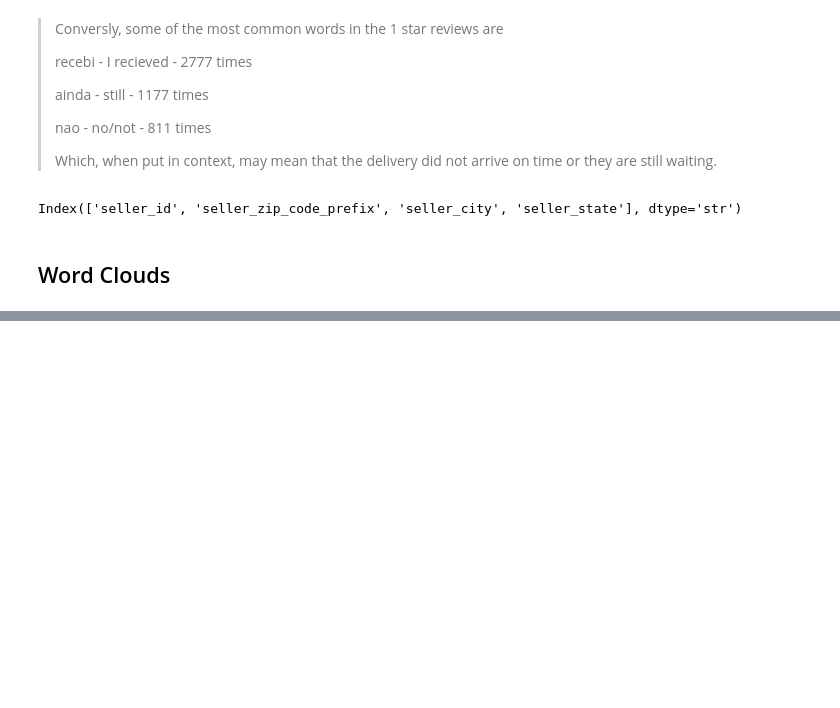
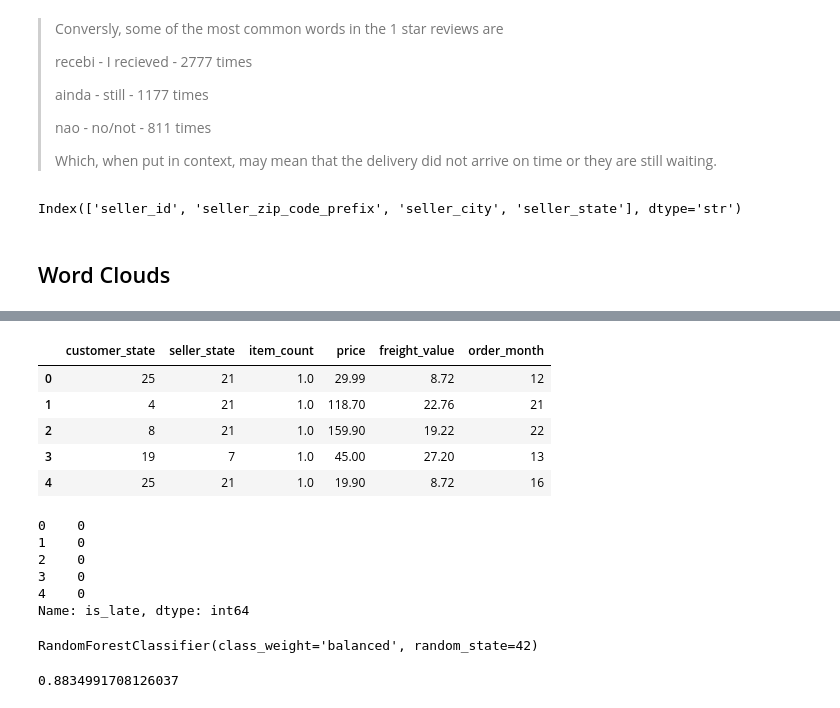
Before and after one commit to danielphilip12/E-Commerce-Analysis, a Jupyter notebook: notebooks/olist_analysis.ipynb, the cells around one changed output, grey strips where cells are left out. Saved outputs shown, nothing was run; the diff lists cells and outputs as text; code cells hidden in the pictures; blank space fills up the shorter version.

```diff
--- a/notebooks/olist_analysis.ipynb
+++ b/notebooks/olist_analysis.ipynb
@@ -630,0 +757,9 @@ plt.show()
+# %%
+features = ['customer_state', 'seller_state', 'item_count', 'price', 'freight_value', 'order_month']
+# %%
+X = df_model[features]
+y = df_model['is_late']
+# %%
+le_cs = LabelEncoder()
+le_ss = LabelEncoder()
+le_om = LabelEncoder()
@@ -630,0 +770,18 @@ plt.show()
+# %%
+X.head()
+# %% [output]
+|  | customer_state | seller_state | item_count | price | freight_value | order_month |
+| 0 | 25 | 21 | 1.0 | 29.99 | 8.72 | 12 |
+| 1 | 4 | 21 | 1.0 | 118.70 | 22.76 | 21 |
+| 2 | 8 | 21 | 1.0 | 159.90 | 19.22 | 22 |
+| 3 | 19 | 7 | 1.0 | 45.00 | 27.20 | 13 |
+| 4 | 25 | 21 | 1.0 | 19.90 | 8.72 | 16 |
+# %%
+y.head()
+# %% [output]
+0    0
+1    0
+2    0
+3    0
+4    0
+Name: is_late, dtype: int64
@@ -630,0 +792,8 @@ plt.show()
+# %%
+rf.fit(X_train, y_train)
+# %% [output]
+RandomForestClassifier(class_weight='balanced', random_state=42)
+# %%
+rf.score(X_test, y_test)
+# %% [output]
+0.8834991708126037
```
Also changed, not shown: parts of 29 cells of this notebook.
